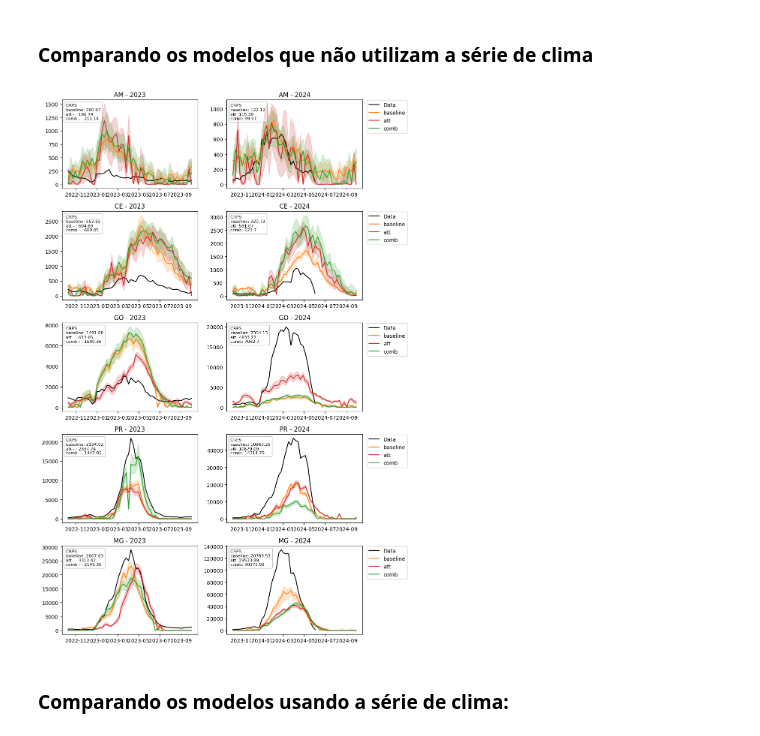
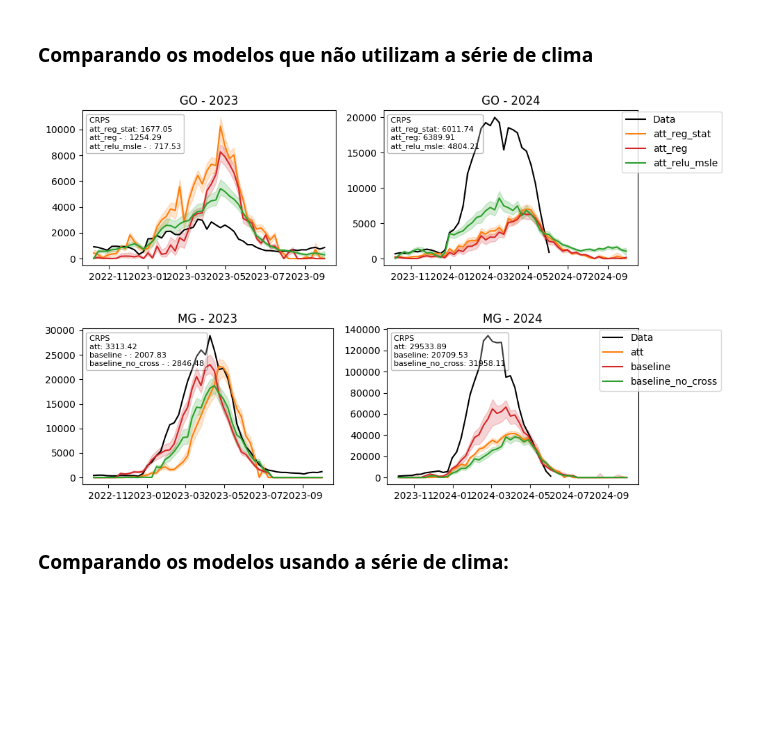
Before and after one commit to eduardocorrearaujo/lstm_transf_to_state, a Jupyter notebook: comp_predictions.ipynb, the cells around one changed output. Drawn from its saved outputs; the diff is of its cells as text; code cells hidden in the pictures; blank space fills up the shorter version.

Commit message:
Add other tests to train the model

```diff
--- a/comp_predictions.ipynb
+++ b/comp_predictions.ipynb
@@ -219,26 +219,47 @@ plt.show()
 # %% [markdown]
 ### Comparando os modelos que não utilizam a série de clima
 # %%
-model_name1 = 'baseline'
-model_name2 = 'att'
-model_name3= 'comb'
+model_name1 = 'att_reg_stat'
+model_name2 = 'att_reg'
+model_name3= 'att_relu_msle'
 # %%
-fig, axs = plt.subplots(5,2, figsize = (10, 15))
+fig, axs = plt.subplots(1,2, figsize = (10, 3))
 
 ax = axs.ravel()
 
 i=0
-for state in ['AM', 'CE', 'GO', 'PR', 'MG']:
+for state in ['GO']:
 
     plot_preds(ax, i, state, model_name1, model_name2, model_name3, clima = False)
 
     i = i+2
 
 plt.tight_layout()
 
 plt.show()
 # %% [output]
-[figure, old version]
+[figure, new version]
+# %%
+model_name1 = 'att'
+model_name2 = 'baseline'
+model_name3= 'baseline_no_cross'
+
+fig, axs = plt.subplots(1,2, figsize = (10, 3))
+
+ax = axs.ravel()
+
+i=0
+for state in ['MG']:
+
+    plot_preds(ax, i, state, model_name1, model_name2, model_name3, clima = False)
+
+    i = i+2
+
+plt.tight_layout()
+
+plt.show()
+# %% [output]
+[figure, added]
 # %% [markdown]
 ### Comparando os modelos usando a série de clima:
 # %%
```
Also changed, not shown: parts of 1 cell of this notebook, 21 other files.
